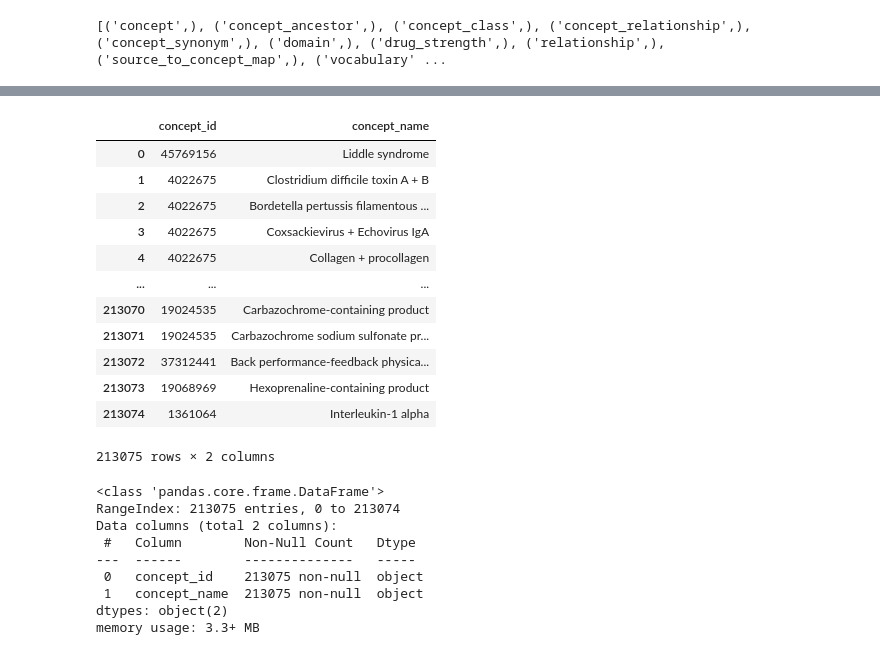
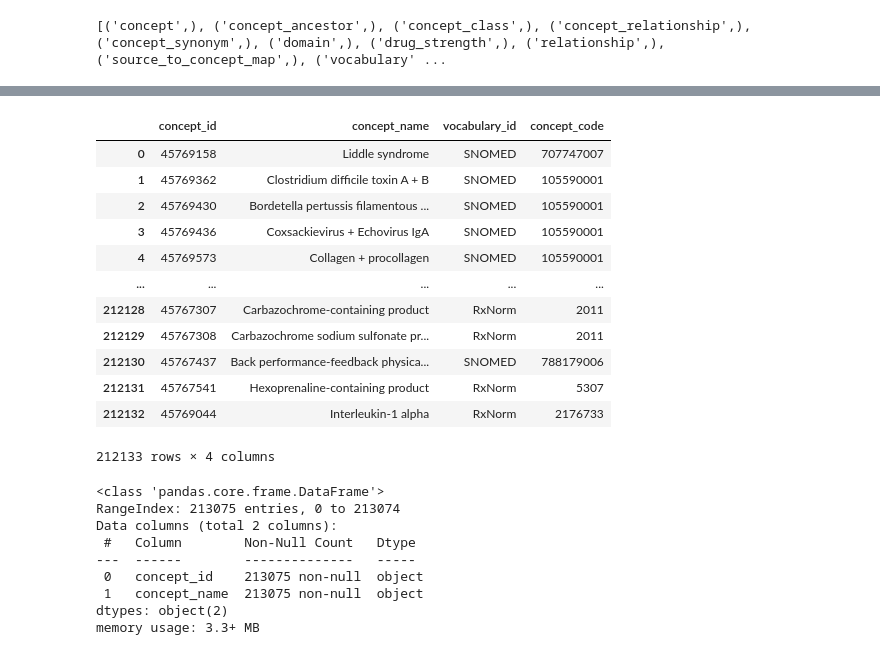
Before and after one commit to precisiondata/aatm, a Jupyter notebook: data-preparation.ipynb, the cells around one changed output, grey strips where cells are left out. Cells and saved outputs as stored; diff of their text form; code cells hidden in the pictures.

Commit message:
sql commands ready

```diff
--- a/data-preparation.ipynb
+++ b/data-preparation.ipynb
@@ -0,0 +1,30 @@
+# %%
+from pathlib import Path
+import yaml
+import pandas as pd
+from pathlib import Path
+import sqlite3
+from tqdm import tqdm
+
+datasets_base_path = Path('datasets')
+datasets_base_path.mkdir(exist_ok=True)
+
+con = sqlite3.connect('omop.db')
+cur = con.cursor()
+
+with open(Path('sql_commands.yaml'), 'r') as f:
+    sql_commands = yaml.safe_load(f)
+
+for command_name in tqdm(sql_commands.keys()):
+    sql_prompt = sql_commands[command_name]['sql']
+    sql_prompt_df = pd.read_sql(sql_prompt, con)
+    sql_prompt_df['prompt'] = sql_prompt_df['concept_name']
+    sql_prompt_df['completion'] = sql_prompt_df['vocabulary_id'] + ' ' + sql_prompt_df['concept_code']
+
+    relevant_cols = [
+        'concept_id',
+        'prompt',
+        'completion',
+    ]
+
+    sql_prompt_df[relevant_cols].to_csv(datasets_base_path / 'standard_concepts_to_codes.csv', index=False)
@@ -43,34 +204,37 @@ standard_and_synonyms_df.to_csv(datasets_base_path / 'train.csv', index=False)
 # %%
 # Collect concepts from other vocabularies that are mapped to standard vocabularies and create an evaluation dataset
 sql_prompt = f"""
 SELECT
-    cr.concept_id_2 AS concept_id,
-    c1.concept_name AS concept_name
+    cr.concept_id_1 AS concept_id,
+    c1.concept_name AS concept_name,
+    c2.vocabulary_id,
+    c2.concept_code
 FROM concept_relationship cr
 LEFT JOIN concept c1 ON cr.concept_id_1 = c1.concept_id
 LEFT JOIN concept c2 ON cr.concept_id_2 = c2.concept_id
 WHERE cr.relationship_id = 'Maps to'
     AND cr.concept_id_1 != cr.concept_id_2
     AND c1.concept_name != c2.concept_name
     AND c2.standard_concept = 'S'
+    AND c2.vocabulary_id IN ('SNOMED', 'RxNorm', 'LOINC');
 """
 
 concept_relationship_df = pd.read_sql(sql_prompt, con)
 concept_relationship_df
 # %% [output]
-|  | concept_id | concept_name |
-| 0 | 45769156 | Liddle syndrome |
-| 1 | 4022675 | Clostridium difficile toxin A + B |
-| 2 | 4022675 | Bordetella pertussis filamentous ... |
-| 3 | 4022675 | Coxsackievirus + Echovirus IgA |
-| 4 | 4022675 | Collagen + procollagen |
-| ... | ... | ... |
-| 213070 | 19024535 | Carbazochrome-containing product |
-| 213071 | 19024535 | Carbazochrome sodium sulfonate pr... |
-| 213072 | 37312441 | Back performance-feedback physica... |
-| 213073 | 19068969 | Hexoprenaline-containing product |
-| 213074 | 1361064 | Interleukin-1 alpha |
+|  | concept_id | concept_name | vocabulary_id | concept_code |
+| 0 | 45769158 | Liddle syndrome | SNOMED | 707747007 |
+| 1 | 45769362 | Clostridium difficile toxin A + B | SNOMED | 105590001 |
+| 2 | 45769430 | Bordetella pertussis filamentous ... | SNOMED | 105590001 |
+| 3 | 45769436 | Coxsackievirus + Echovirus IgA | SNOMED | 105590001 |
+| 4 | 45769573 | Collagen + procollagen | SNOMED | 105590001 |
+| ... | ... | ... | ... | ... |
+| 212128 | 45767307 | Carbazochrome-containing product | RxNorm | 2011 |
+| 212129 | 45767308 | Carbazochrome sodium sulfonate pr... | RxNorm | 2011 |
+| 212130 | 45767437 | Back performance-feedback physica... | SNOMED | 788179006 |
+| 212131 | 45767541 | Hexoprenaline-containing product | RxNorm | 5307 |
+| 212132 | 45769044 | Interleukin-1 alpha | RxNorm | 2176733 |
-213075 rows × 2 columns
+212133 rows × 4 columns
 # %%
 concept_relationship_df.info()
 # %% [output]
```
Also changed, not shown: parts of 10 cells of this notebook, 6 other files.
